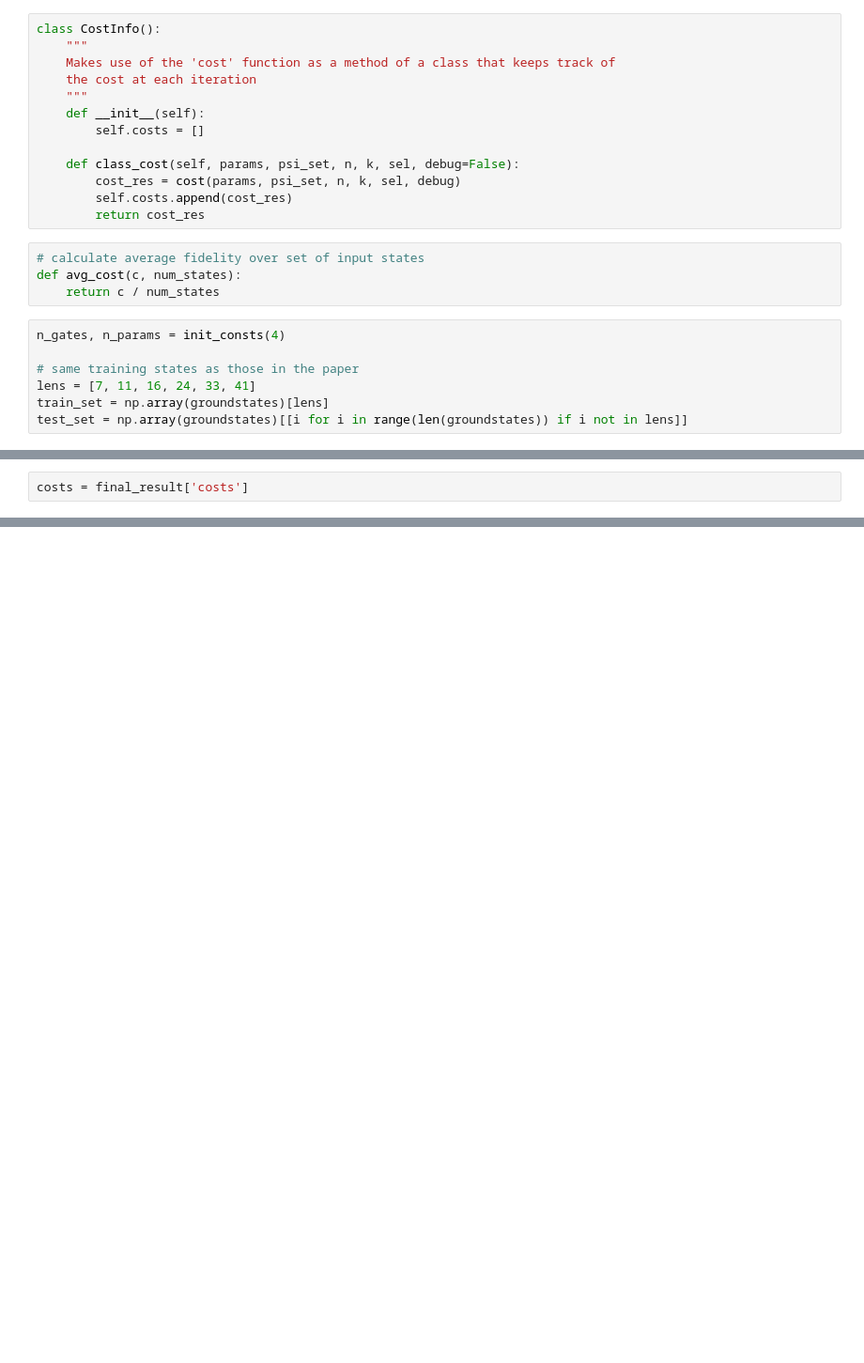
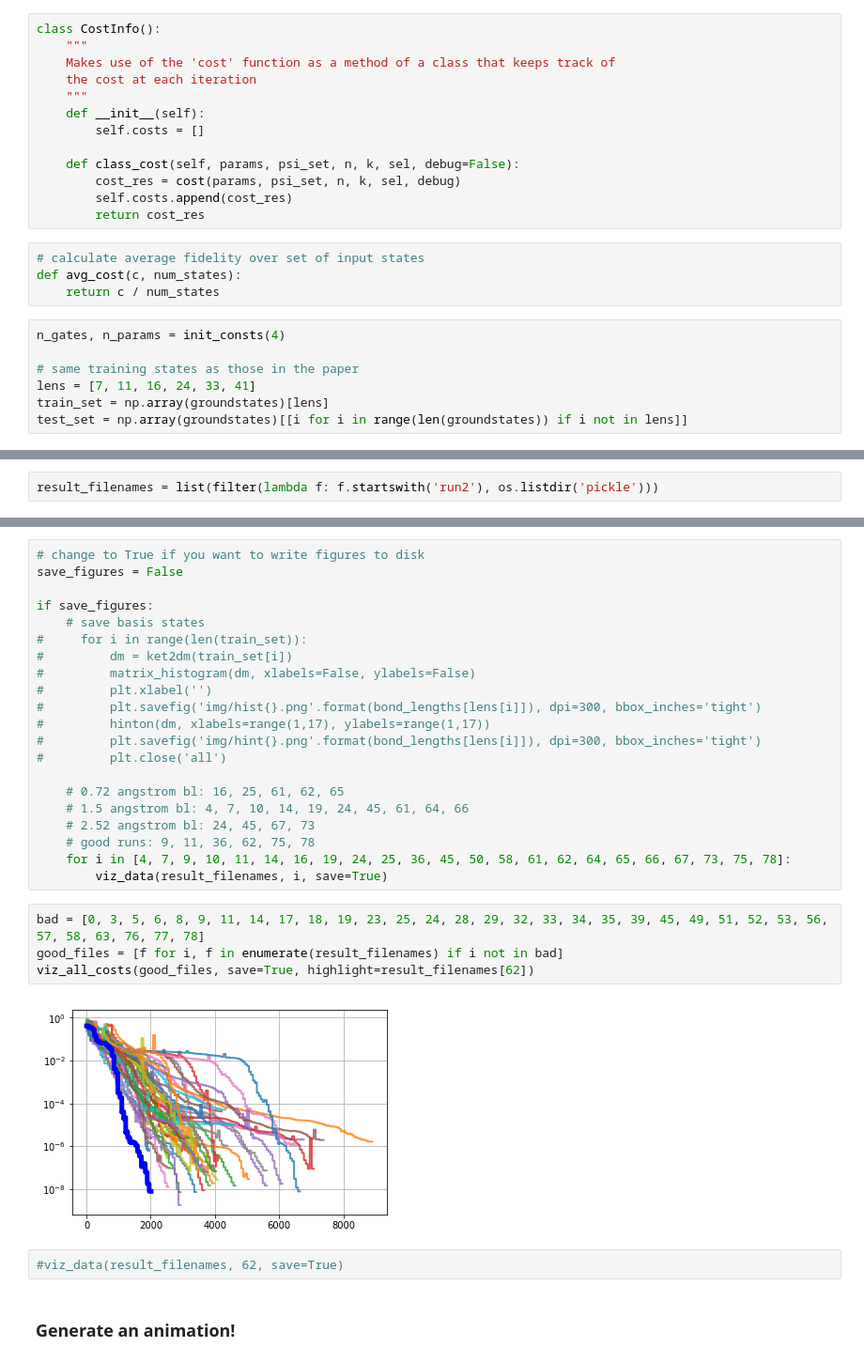
Before and after one commit to jamesbaskerville/PBLT-Quantum-Autoencoder, a Jupyter notebook: PBLT_v1.ipynb, the cells around one changed output, grey strips where cells are left out. Shown at 94% size. Saved outputs shown, nothing was run; the diff lists cells and outputs as text; blank space fills up the shorter version.

```diff
--- a/PBLT_v1.ipynb
+++ b/PBLT_v1.ipynb
@@ -723,2 +725,0 @@ SystemExit:
-# %%
-costs = final_result['costs']
@@ -731,0 +738,2 @@ plt.show()
+# %%
+result_filenames = list(filter(lambda f: f.startswith('run2'), os.listdir('pickle')))
@@ -731,0 +816,31 @@ plt.show()
+# %%
+# change to True if you want to write figures to disk
+save_figures = False
+
+if save_figures:
+    # save basis states
+#     for i in range(len(train_set)):
+#         dm = ket2dm(train_set[i])
+#         matrix_histogram(dm, xlabels=False, ylabels=False)
+#         plt.xlabel('')
+#         plt.savefig('img/hist{}.png'.format(bond_lengths[lens[i]]), dpi=300, bbox_inches='tight')
+#         hinton(dm, xlabels=range(1,17), ylabels=range(1,17))
+#         plt.savefig('img/hint{}.png'.format(bond_lengths[lens[i]]), dpi=300, bbox_inches='tight')
+#         plt.close('all')
+
+    # 0.72 angstrom bl: 16, 25, 61, 62, 65
+    # 1.5 angstrom bl: 4, 7, 10, 14, 19, 24, 45, 61, 64, 66
+    # 2.52 angstrom bl: 24, 45, 67, 73
+    # good runs: 9, 11, 36, 62, 75, 78
+    for i in [4, 7, 9, 10, 11, 14, 16, 19, 24, 25, 36, 45, 50, 58, 61, 62, 64, 65, 66, 67, 73, 75, 78]:
+        viz_data(result_filenames, i, save=True)
+# %%
+bad = [0, 3, 5, 6, 8, 9, 11, 14, 17, 18, 19, 23, 25, 24, 28, 29, 32, 33, 34, 35, 39, 45, 49, 51, 52, 53, 56, 57, 58, 63, 76, 77, 78]
+good_files = [f for i, f in enumerate(result_filenames) if i not in bad]
+viz_all_costs(good_files, save=True, highlight=result_filenames[62])
+# %% [output]
+[figure, added]
+# %%
+#viz_data(result_filenames, 62, save=True)
+# %% [markdown]
+### Generate an animation!
```
Also changed, not shown: parts of 13 cells of this notebook, 17 other files.
